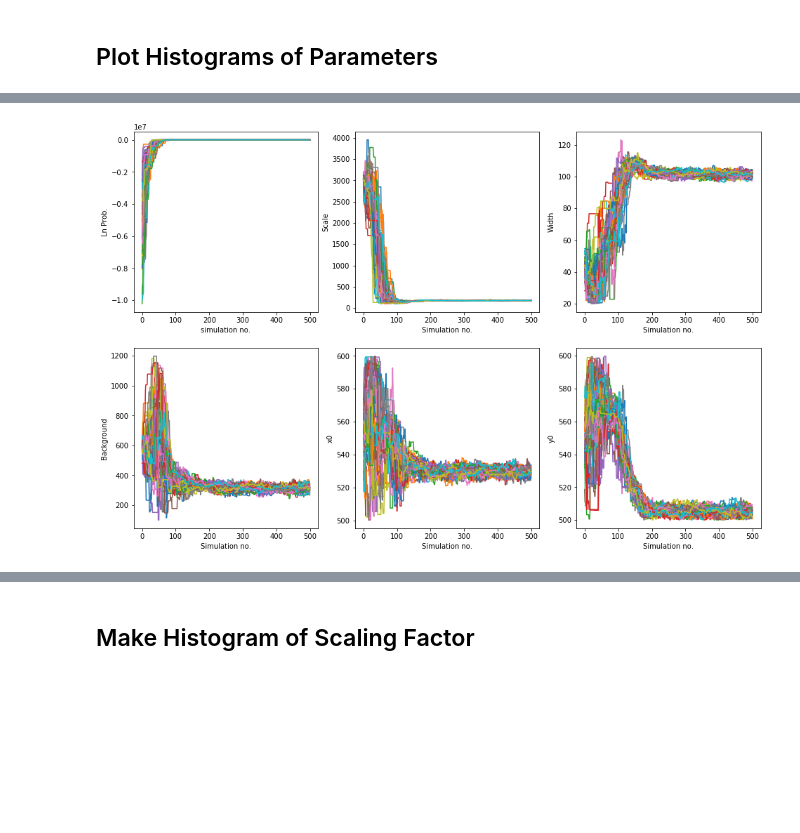
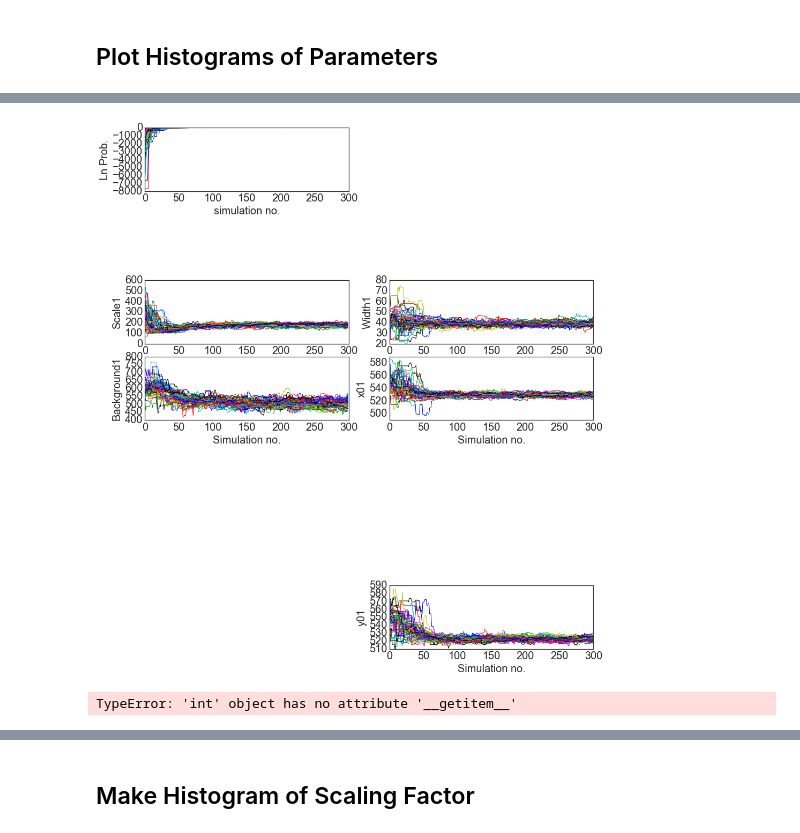
Before and after one commit to Eflom/LG_Fitting, a Jupyter notebook: Ensemble MCMC Fitting Routine.ipynb, the cells around one changed output, grey strips where cells are left out. Cells and saved outputs as stored; diff of their text form; code cells hidden in the pictures; blank space fills up the shorter version.

```diff
--- a/Ensemble MCMC Fitting Routine.ipynb
+++ b/Ensemble MCMC Fitting Routine.ipynb
@@ -248,8 +289,17 @@ Wall time: 31.1 s
 # %%
+pylab.rcParams['figure.figsize'] = (16,10)
+plt.plot(np.arange(25)*50.8,logPDFs[:,0]+105+1*np.arange(25), ls="--")
+plt.plot(np.arange(25)*50.8,logPDFs[:,1]+100+1*np.arange(25), lw = 1)
+plt.plot(np.arange(25)*50.8,logPDFs[:,2]+95+1*np.arange(25), ls='--')
+plt.xlabel('Distance (mm)')
+plt.ylabel('% of power explained by 1-0 mode')
+plt.show()
+
 pylab.rcParams['figure.figsize'] = (16,10)
 plt.plot(np.arange(25)*50.8,widths[:,0], ls="--")
 plt.plot(np.arange(25)*50.8,widths[:,1], lw = 1)
 plt.plot(np.arange(25)*50.8,widths[:,2], ls='--')
 plt.xlabel('Distance (mm)')
 plt.ylabel('widths (5-50-95)')
+plt.show()
 # %% [output]
@@ -293,12 +317,5 @@ plt.pcolormesh(data_new, cmap='viridis')
 # %%
-chain = sampler.chain
-lnprob=sampler.lnprobability
-acceptance=sampler.acceptance_fraction
-
-print chain.shape
-print lnprob.shape
-print acceptance.shape
-
-plt.plot(acceptance)
+print np.shape(acceptance)
+plt.plot(acceptance[:])
 plt.xlabel('Walker no.')
 plt.ylabel('Acceptance Fraction')
@@ -311,39 +322,58 @@ plt.ylabel('Acceptance Fraction')
 # %%
+### Analyze walker movement for a specific trial number
+
+trial_to_examine = 6
+
+
 index = np.arange(numsims)
 from matplotlib import pyplot
-pylab.rcParams['figure.figsize'] = (16,10.39)
+trial_to_examine = 3
+burnin=0
+pylab.rcParams['figure.figsize'] = (15,20)
 for i in range(nwalkers):
-    pyplot.subplot(2,3,1)
-    plt.plot(index, lnprob[i, 0:numsims])
+    pyplot.subplot(8,2,1)
+    plt.plot(index[burnin:], lnprob[trial_to_examine,i, burnin:numsims])
     plt.xlabel('simulation no.')
     plt.ylabel('Ln Prob.')
 
-    pyplot.subplot(2,3,2)
-    plt.plot(index, chain[i,0:numsims,0])
+    pyplot.subplot(8,2,5)
+    plt.plot(index[burnin:], chain[trial_to_examine,i,burnin:numsims,0])
     plt.xlabel('Simulation no.')
-    plt.ylabel('Scale')
+    plt.ylabel('Scale1')
 
-    pyplot.subplot(2,3,3)
-    plt.plot(index, chain[i,0:numsims,1])
+    pyplot.subplot(8,2,6)
+    plt.plot(index[burnin:], chain[trial_to_examine,i,burnin:numsims,1])
     plt.xlabel('Simulation no.')
-    plt.ylabel('Width')
+    plt.ylabel('Width1')
 
-    pyplot.subplot(2,3,4)
-    plt.plot(index, chain[i,0:numsims,2])
+    pyplot.subplot(8,2,7)
+    plt.plot(index[burnin:], chain[trial_to_examine,i,burnin:numsims,2])
     plt.xlabel('Simulation no.')
-    plt.ylabel('Background')
+    plt.ylabel('Background1')
 
-    pyplot.subplot(2,3,5)
-    plt.plot(index, chain[i,0:numsims,3])
+    pyplot.subplot(8,2,8)
+    plt.plot(index[burnin:], chain[trial_to_examine,i,burnin:numsims,3])
     plt.xlabel('Simulation no.')
-    plt.ylabel('x0')
+    plt.ylabel('x01')
 
-    pyplot.subplot(2,3,6)
-    plt.plot(index, chain[i,0:numsims,4])
+    pyplot.subplot(8,2,14)
+    plt.plot(index[burnin:], chain[trial_to_examine,i,burnin:numsims,4])
     plt.xlabel('Simulation no.')
-    plt.ylabel('y0')
+    plt.ylabel('y01')
+
+
 
 plt.show()
 # %% [output]
-[figure, old version]
+[figure, new version]
+# %%
+pylab.rcParams['figure.figsize'] = (20,0)
+for i in range(nwalkers):
+
+    plt.plot(index[burnin:], chain[trial_to_examine,i,burnin:numsims,0])
+    plt.xlabel('Simulation no.')
+    plt.ylabel('Scale1')
+plt.show()
+# %% [output]
+TypeError: 'int' object has no attribute '__getitem__'
 # %%
```
Also changed, not shown: parts of 25 cells of this notebook, 1 other file.
